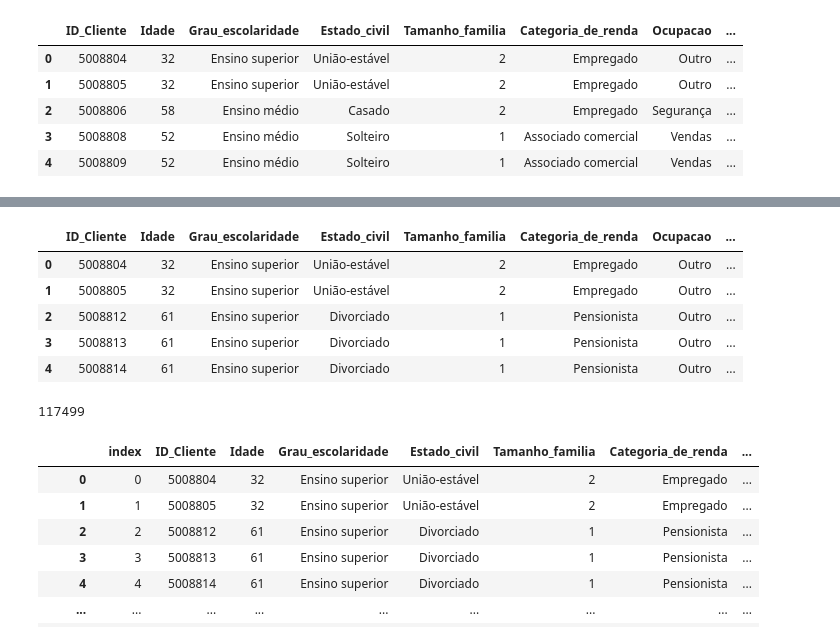
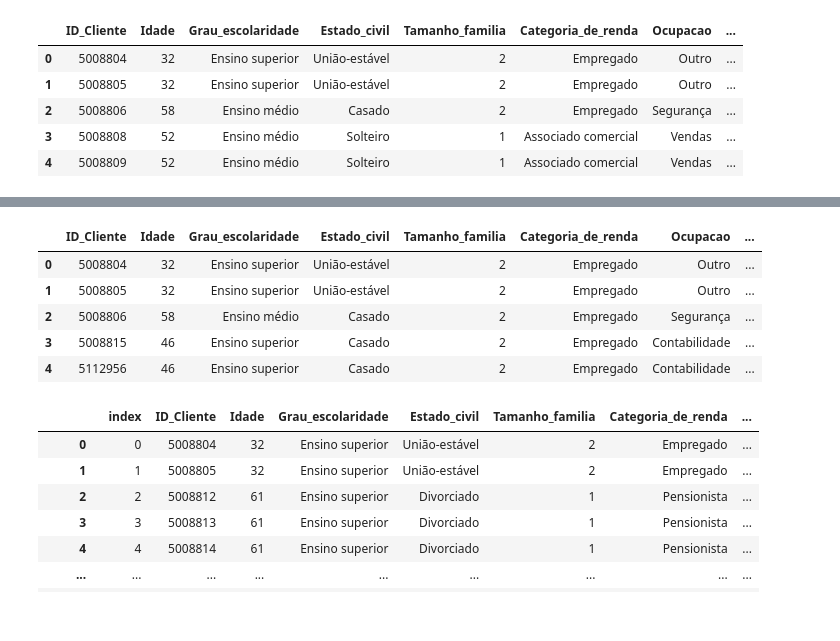
Before and after one commit to racaio/Python_Pandas_Sql, a Jupyter notebook: PythonSql.ipynb, the cells around one changed output, grey strips where cells are left out. Drawn from its saved outputs; the diff is of its cells as text; code cells hidden in the pictures.

```diff
--- a/PythonSql.ipynb
+++ b/PythonSql.ipynb
@@ -33,20 +33,18 @@ print(var_inspector.get_table_names()) # printa a tabela
 # %%
 # consultas SQl dentro da Tabela
 # %%
-var_query = 'SELECT * FROM clientes WHERE Grau_escolaridade = "Ensino superior"'
+var_query = 'SELECT * FROM clientes WHERE Categoria_de_renda = "Empregado"'
 empregados = pd.read_sql(var_query, banco_dados) # junto o motor do banco de dados.
 empregados.head()
 # %% [output]
 |  | ID_Cliente | Idade | Grau_escolaridade | Estado_civil | Tamanho_familia | Categoria_de_renda | Ocupacao | ... |
 | 0 | 5008804 | 32 | Ensino superior | União-estável | 2 | Empregado | Outro | ... |
 | 1 | 5008805 | 32 | Ensino superior | União-estável | 2 | Empregado | Outro | ... |
-| 2 | 5008812 | 61 | Ensino superior | Divorciado | 1 | Pensionista | Outro | ... |
-| 3 | 5008813 | 61 | Ensino superior | Divorciado | 1 | Pensionista | Outro | ... |
-| 4 | 5008814 | 61 | Ensino superior | Divorciado | 1 | Pensionista | Outro | ... |
+| 2 | 5008806 | 58 | Ensino médio | Casado | 2 | Empregado | Segurança | ... |
+| 3 | 5008815 | 46 | Ensino superior | Casado | 2 | Empregado | Contabilidade | ... |
+| 4 | 5112956 | 46 | Ensino superior | Casado | 2 | Empregado | Contabilidade | ... |
 # %%
-empregados.to_sql('empregado', con=banco_dados) #junto ao con+ motor assim savei essa nova tabela
+#empregados.to_sql('empregado', con=banco_dados) #junto ao con+ motor assim savei essa nova tabela
-# %% [output]
-117499
 # %%
 pd.read_sql_table('empregado', banco_dados)# lendo a nova tabela completa
 # %% [output]
```
Also changed, not shown: parts of 9 cells of this notebook.
